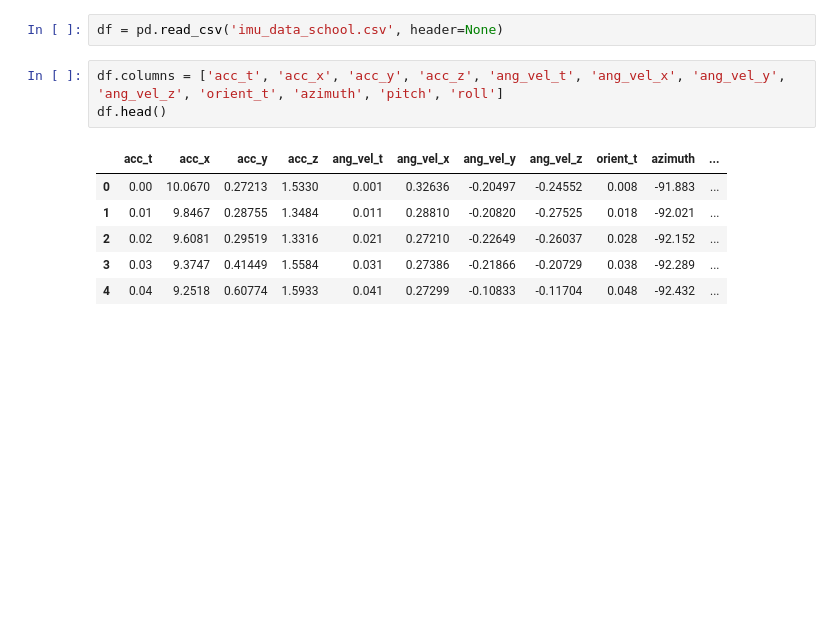
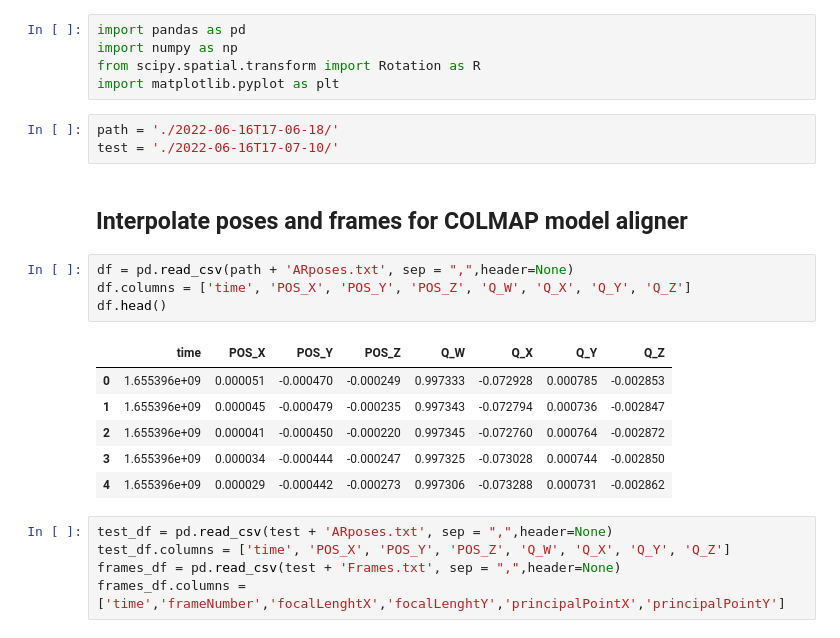
Before and after one commit to sytan98/Dataset-Collection-for-Pose-and-IMU, a Jupyter notebook: notebooks/real_world_dataset.ipynb, the cells around one changed output. Drawn from its saved outputs; the diff is of its cells as text; blank space fills up the shorter version.

Commit message:
implemented data processing for real-world dataset

```diff
--- a/notebooks/real_world_dataset.ipynb
+++ b/notebooks/real_world_dataset.ipynb
@@ -3,12 +1,26 @@ import pandas as pd
-# %%
-df = pd.read_csv('imu_data_school.csv', header=None)
-# %%
-df.columns = ['acc_t', 'acc_x', 'acc_y', 'acc_z', 'ang_vel_t', 'ang_vel_x', 'ang_vel_y', 'ang_vel_z', 'orient_t', 'azimuth', 'pitch', 'roll']
-df.head()
-# %% [output]
-|  | acc_t | acc_x | acc_y | acc_z | ang_vel_t | ang_vel_x | ang_vel_y | ang_vel_z | orient_t | azimuth | ... |
-| 0 | 0.00 | 10.0670 | 0.27213 | 1.5330 | 0.001 | 0.32636 | -0.20497 | -0.24552 | 0.008 | -91.883 | ... |
-| 1 | 0.01 | 9.8467 | 0.28755 | 1.3484 | 0.011 | 0.28810 | -0.20820 | -0.27525 | 0.018 | -92.021 | ... |
-| 2 | 0.02 | 9.6081 | 0.29519 | 1.3316 | 0.021 | 0.27210 | -0.22649 | -0.26037 | 0.028 | -92.152 | ... |
-| 3 | 0.03 | 9.3747 | 0.41449 | 1.5584 | 0.031 | 0.27386 | -0.21866 | -0.20729 | 0.038 | -92.289 | ... |
-| 4 | 0.04 | 9.2518 | 0.60774 | 1.5933 | 0.041 | 0.27299 | -0.10833 | -0.11704 | 0.048 | -92.432 | ... |
+# %%
+import pandas as pd
+import numpy as np
+from scipy.spatial.transform import Rotation as R
+import matplotlib.pyplot as plt
+# %%
+path = './2022-06-16T17-06-18/'
+test = './2022-06-16T17-07-10/'
+# %% [markdown]
+## Interpolate poses and frames for COLMAP model aligner
+# %%
+df = pd.read_csv(path + 'ARposes.txt', sep = ",",header=None)
+df.columns = ['time', 'POS_X', 'POS_Y', 'POS_Z', 'Q_W', 'Q_X', 'Q_Y', 'Q_Z']
+df.head()
+# %% [output]
+|  | time | POS_X | POS_Y | POS_Z | Q_W | Q_X | Q_Y | Q_Z |
+| 0 | 1.655396e+09 | 0.000051 | -0.000470 | -0.000249 | 0.997333 | -0.072928 | 0.000785 | -0.002853 |
+| 1 | 1.655396e+09 | 0.000045 | -0.000479 | -0.000235 | 0.997343 | -0.072794 | 0.000736 | -0.002847 |
+| 2 | 1.655396e+09 | 0.000041 | -0.000450 | -0.000220 | 0.997345 | -0.072760 | 0.000764 | -0.002872 |
+| 3 | 1.655396e+09 | 0.000034 | -0.000444 | -0.000247 | 0.997325 | -0.073028 | 0.000744 | -0.002850 |
+| 4 | 1.655396e+09 | 0.000029 | -0.000442 | -0.000273 | 0.997306 | -0.073288 | 0.000731 | -0.002862 |
+# %%
+test_df = pd.read_csv(test + 'ARposes.txt', sep = ",",header=None)
+test_df.columns = ['time', 'POS_X', 'POS_Y', 'POS_Z', 'Q_W', 'Q_X', 'Q_Y', 'Q_Z']
+frames_df = pd.read_csv(test + 'Frames.txt', sep = ",",header=None)
+frames_df.columns = ['time','frameNumber','focalLenghtX','focalLenghtY','principalPointX','principalPointY']
```
Also changed, not shown: parts of 24 cells of this notebook, 6 other files.
